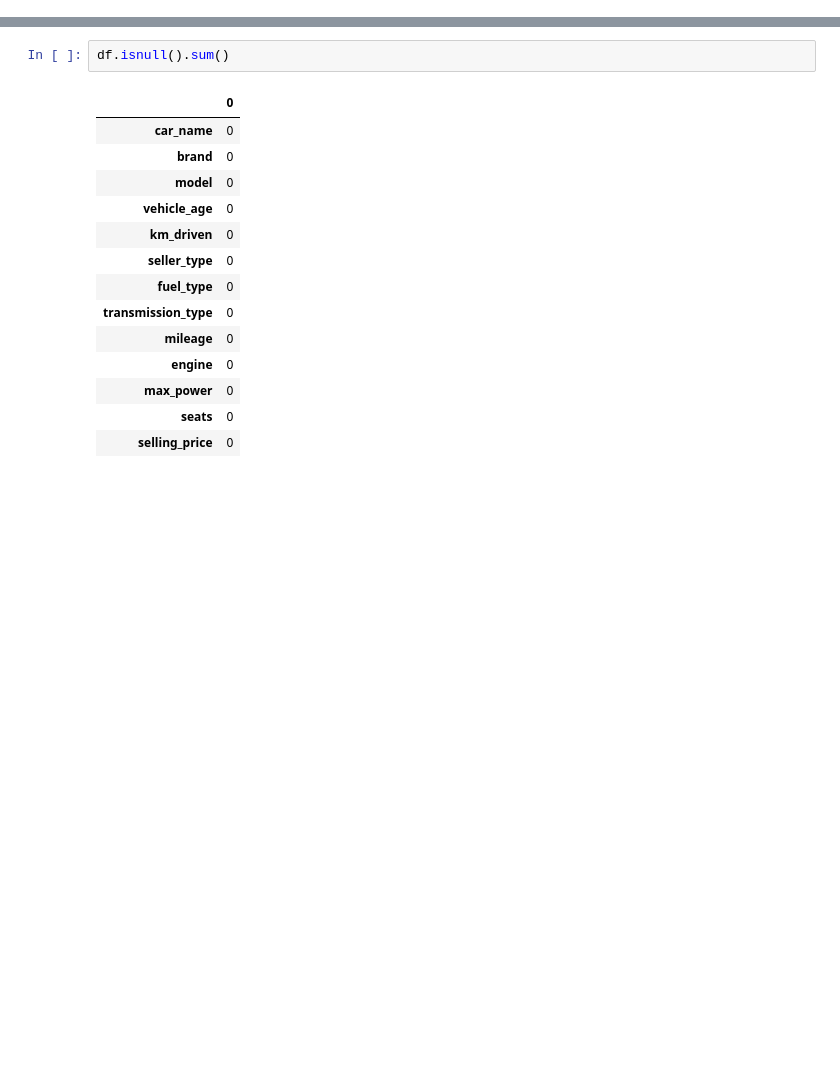
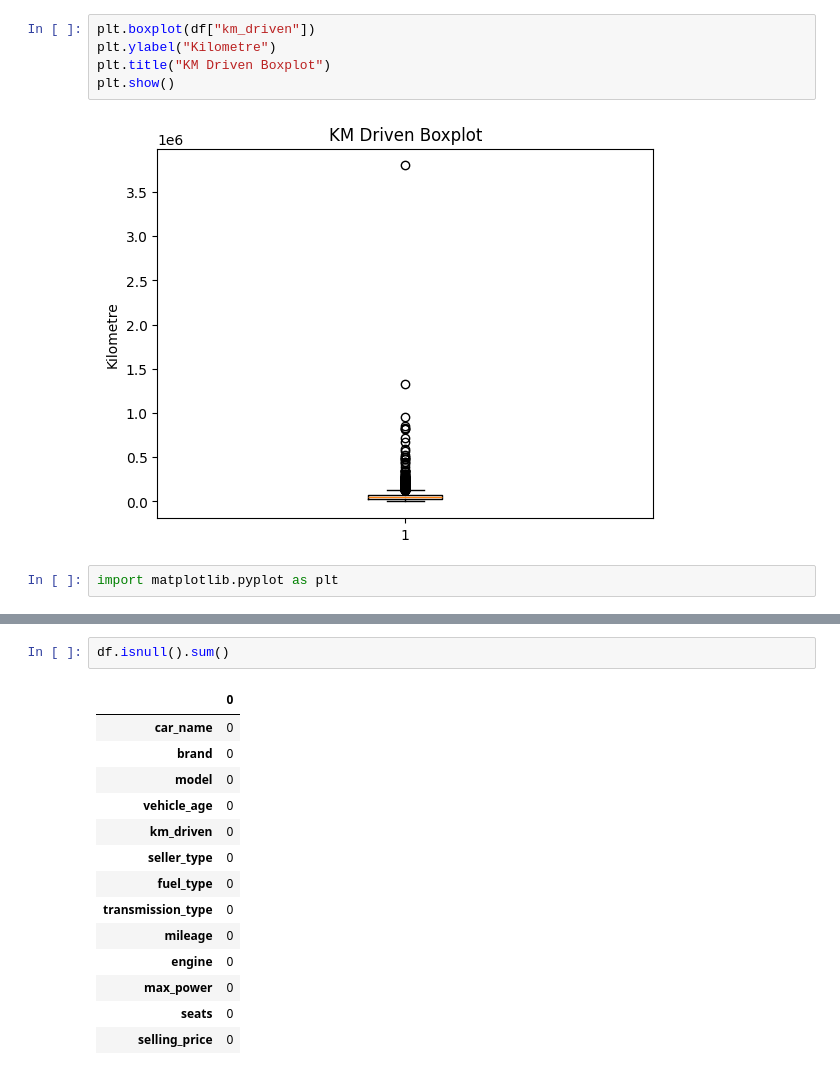
Before and after one commit to BuketSudeSnky/used-car-price-prediction, a Jupyter notebook: 01_data_exploration.ipynb, the cells around one changed output, grey strips where cells are left out. Saved outputs shown, nothing was run; the diff lists cells and outputs as text; blank space fills up the shorter version.

```diff
--- a/01_data_exploration.ipynb
+++ b/01_data_exploration.ipynb
@@ -2,0 +48,9 @@
+# %%
+plt.boxplot(df["km_driven"])
+plt.ylabel("Kilometre")
+plt.title("KM Driven Boxplot")
+plt.show()
+# %% [output]
+[figure, added]
+# %%
+import matplotlib.pyplot as plt
```
Also changed, not shown: parts of 22 cells of this notebook.
